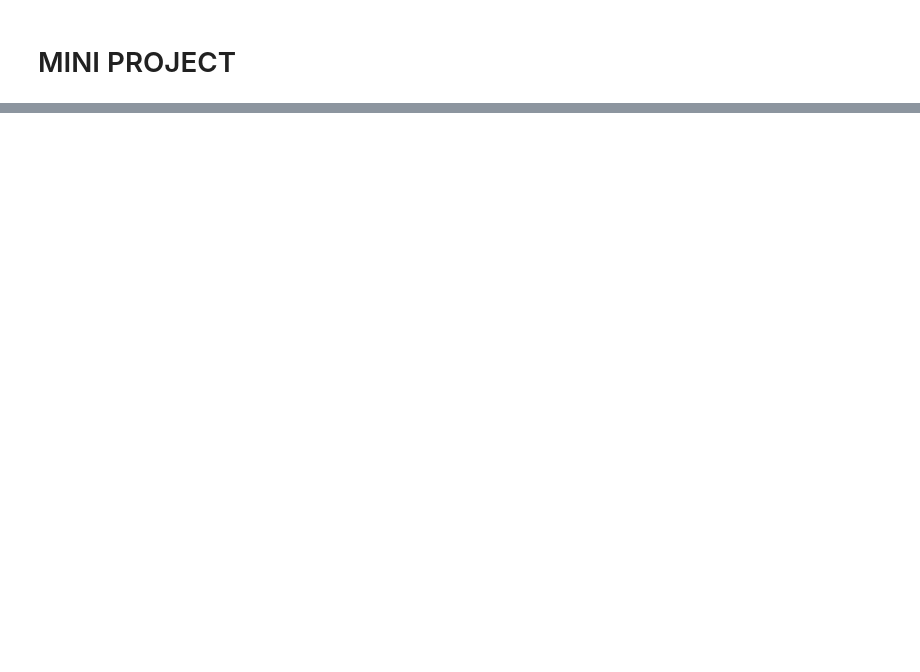
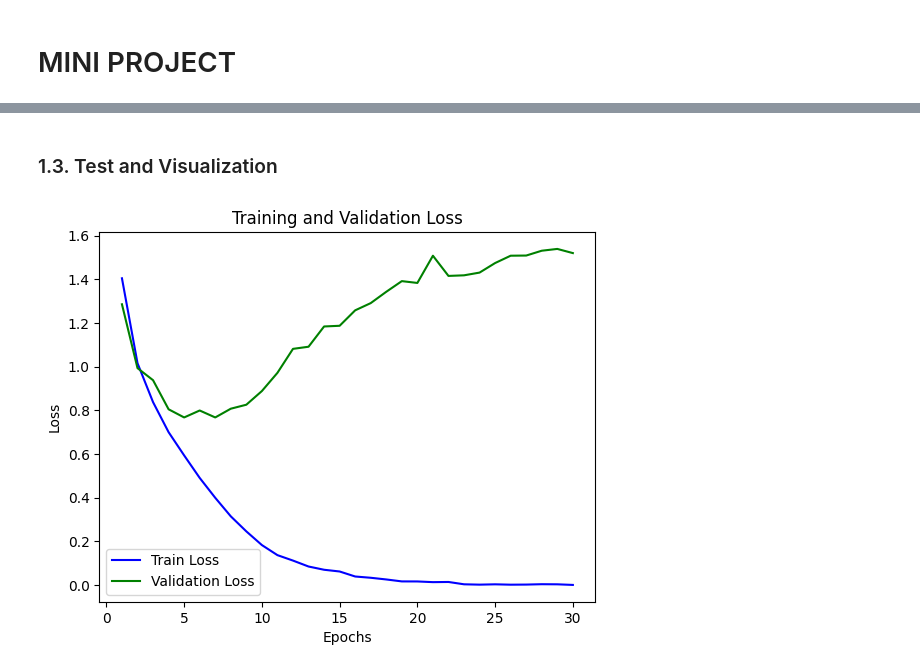
Before and after one commit to suhyeon-gwon/25ai_mini_project, a Jupyter notebook: pipeline.ipynb, the cells around one changed output, grey strips where cells are left out. Cells and saved outputs as stored; diff of their text form; code cells hidden in the pictures; blank space fills up the shorter version.

```diff
--- a/pipeline.ipynb
+++ b/pipeline.ipynb
@@ -183,0 +81,5 @@ torch.save(model.state_dict(), 'model/baseline.pth')
+# %%
+# 4. select model: resnet18
+
+model = models.resnet18(weights=None, num_classes=10) # 10 classes
+model.to(DEVICE)
@@ -183,0 +104,10 @@ torch.save(model.state_dict(), 'model/baseline.pth')
+# %%
+# 5. select loss function, optimizer, and lr scheduler
+criterion = nn.CrossEntropyLoss()
+optimizer = optim.AdamW(model.parameters(), lr=1e-3)
+
+scheduler = torch.optim.lr_scheduler.CosineAnnealingLR(
+    optimizer,
+    T_max=NUM_EPOCHS,
+    eta_min=1e-6,
+)
@@ -183,0 +230,3 @@ torch.save(model.state_dict(), 'model/baseline.pth')
+# %%
+# 8. train
+loss_list, acc_list, f1_list, val_loss_list, val_acc_list, val_f1_list = train(model, criterion, optimizer, scheduler, num_epochs=NUM_EPOCHS, train_loader=train_loader_baseline, val_loader=val_loader_baseline, to_save="1_baseline")
@@ -183,0 +283,16 @@ torch.save(model.state_dict(), 'model/baseline.pth')
+# %% [markdown]
+### 1.3. Test and Visualization
+# %%
+# 9. function for visualization
+def graph(train_list, val_list, type, n_epochs): # type = ["Loss", "Accuracy", "F1"]
+    plt.plot(range(1, n_epochs+1), train_list, label=f"Train {type}", color='blue')
+    plt.plot(range(1, n_epochs+1), val_list, label=f"Validation {type}", color='green')
+    plt.xlabel('Epochs')
+    plt.ylabel(f'{type}')
+    plt.title(f'Training and Validation {type}')
+    plt.legend()
+    plt.show()
+# %%
+graph(loss_list, val_loss_list, "Loss", NUM_EPOCHS)
+# %% [output]
+[figure, added]
```
Also changed, not shown: parts of 95 cells of this notebook.
